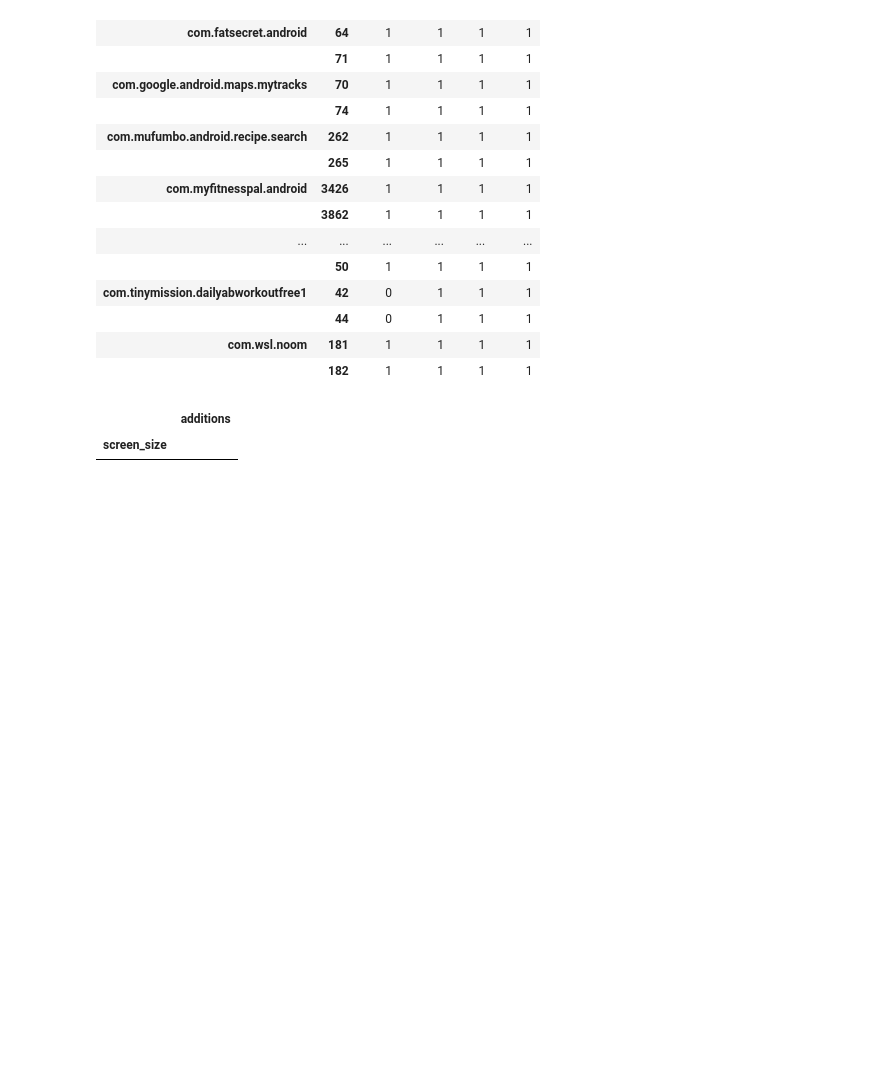
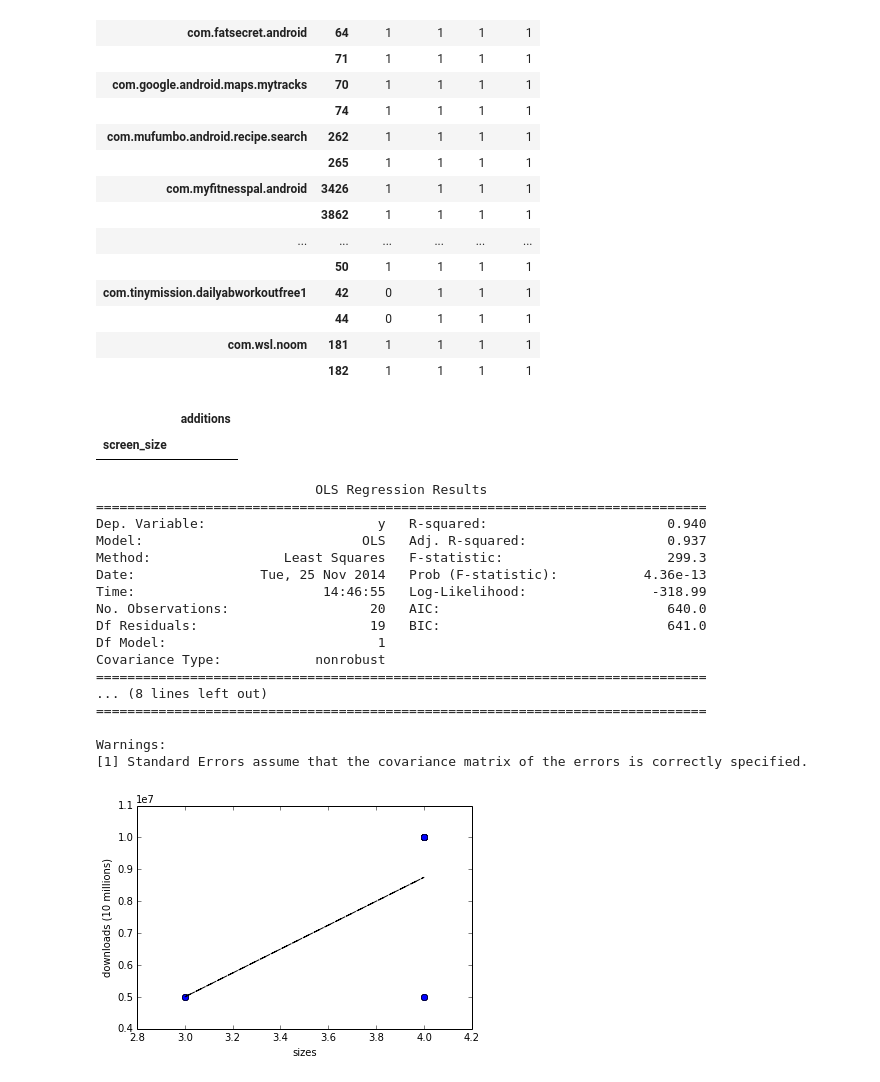
Before and after one commit to jacksonchen/app_analysis, a Jupyter notebook: app_screen_size_changes.ipynb, the cells around one changed output. Saved outputs shown, nothing was run; the diff lists cells and outputs as text; code cells hidden in the pictures; blank space fills up the shorter version.

Commit message:
Adds graphs for correlations

```diff
--- a/app_screen_size_changes.ipynb
+++ b/app_screen_size_changes.ipynb
@@ -170,3 +177,45 @@ size_added
 # %% [output]
 |  | additions |
 | screen_size |  |
+# %%
+# Plots the number of supported screen sizes with the download count
+
+sizes_downloads = pd.DataFrame(columns = ['package', 'verc', 'sizes', 'downloads'])
+sizes_downloads.set_index(['package', 'verc'], inplace=True)
+for gp in app_screen_size_dump.index.get_level_values(app_screen_size_dump.index.names[0]).unique():
+    for vc in app_screen_size_dump.iloc[app_screen_size_dump.index.get_level_values(app_screen_size_dump.index.names[0]) == gp].index.get_level_values(app_screen_size_dump.index.names[1]).unique():
+        sizes_downloads.loc[(gp, vc), 'sizes'] = app_screen_size_dump.loc[(gp, vc), 'num_sizes']
+        sizes_downloads.loc[(gp, vc), 'downloads'] = app_dump.loc[(gp, vc), 'download']
+
+sizes = sizes_downloads['sizes'].tolist()
+downloads = sizes_downloads['downloads'].tolist()
+
+fit = polyfit(sizes, downloads, 1)
+fit_fn = poly1d(fit)
+plot(sizes, downloads, "bo", sizes, fit_fn(sizes), "--k")
+ylim(4000000, 11000000)
+xlim(2.8, 4.2)
+xlabel("sizes")
+ylabel("downloads (10 millions)")
+
+res = sm.OLS(downloads, sizes)
+print res.fit().summary()
+# %% [output]
+                            OLS Regression Results
+==============================================================================
+Dep. Variable:                      y   R-squared:                       0.940
+Model:                            OLS   Adj. R-squared:                  0.937
+Method:                 Least Squares   F-statistic:                     299.3
+Date:                Tue, 25 Nov 2014   Prob (F-statistic):           4.36e-13
+Time:                        14:46:55   Log-Likelihood:                -318.99
+No. Observations:                  20   AIC:                             640.0
+Df Residuals:                      19   BIC:                             641.0
+Df Model:                           1
+Covariance Type:            nonrobust
+==============================================================================
+... (8 lines left out)
+==============================================================================
+
+Warnings:
+[1] Standard Errors assume that the covariance matrix of the errors is correctly specified.
+[figure, added]
```
Also changed, not shown: parts of 3 cells of this notebook, 2 other files.
